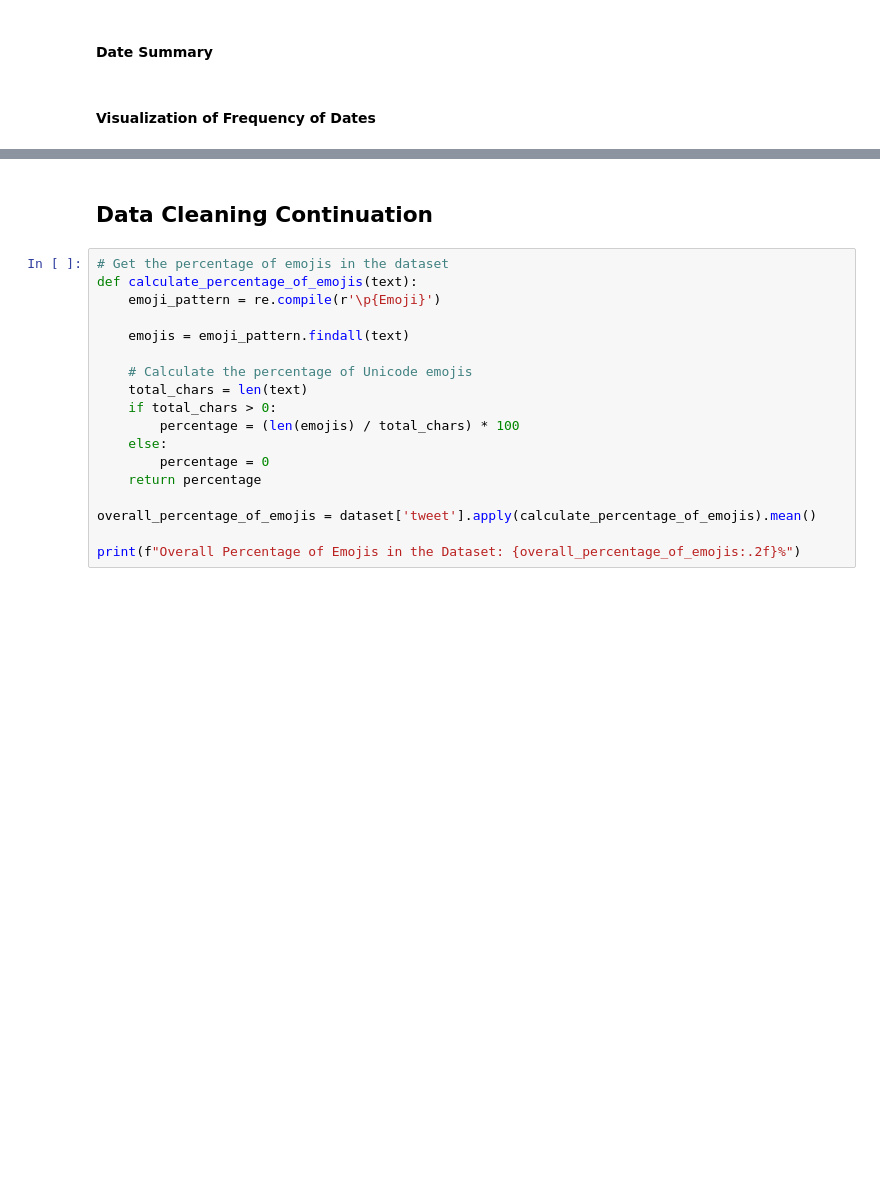
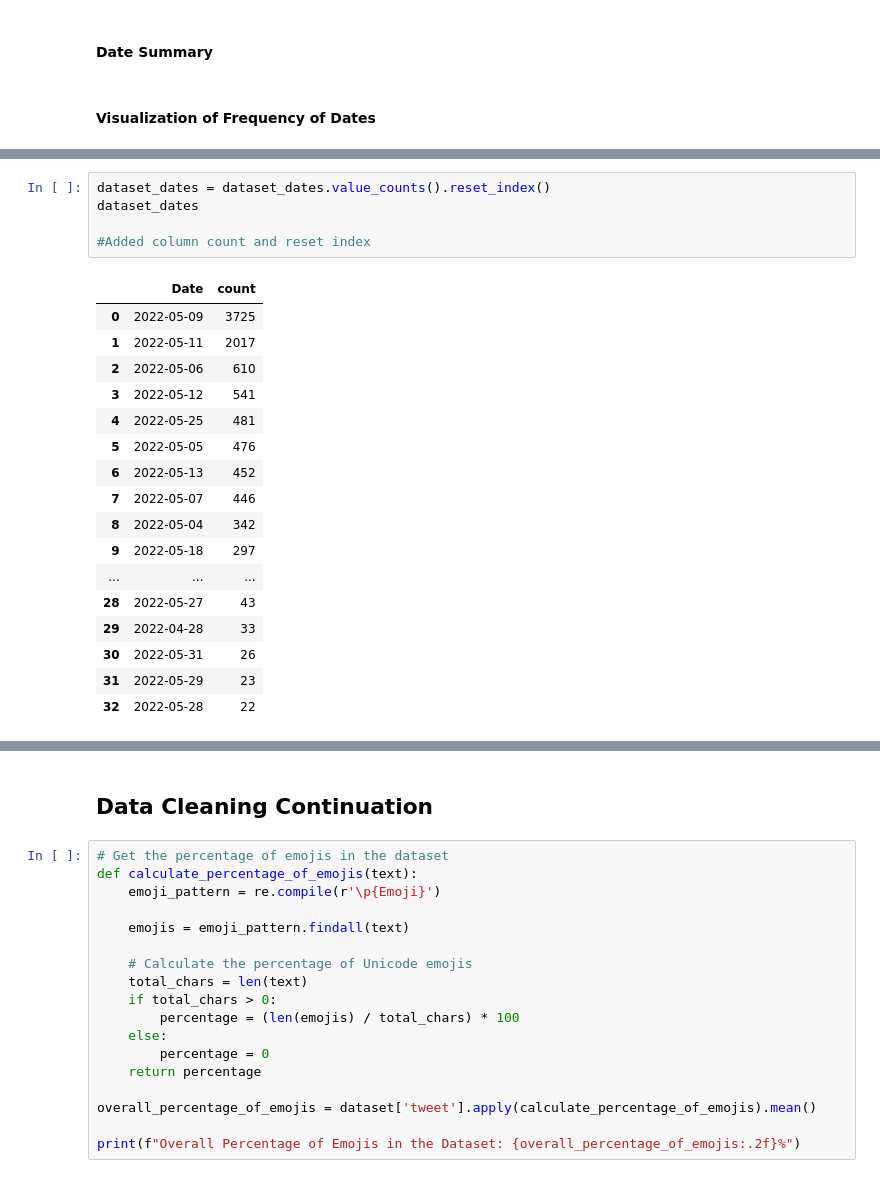
Before and after one commit to julscast/Thesis_2, a Jupyter notebook: Thesis_Overall.ipynb, the cells around one changed output, grey strips where cells are left out. Cells and saved outputs as stored; diff of their text form; blank space fills up the shorter version.

```diff
--- a/Thesis_Overall.ipynb
+++ b/Thesis_Overall.ipynb
@@ -359,0 +393,23 @@ dataset_dates = dataset
+# %%
+dataset_dates = dataset_dates.value_counts().reset_index()
+dataset_dates
+
+#Added column count and reset index
+# %% [output]
+|  | Date | count |
+| 0 | 2022-05-09 | 3725 |
+| 1 | 2022-05-11 | 2017 |
+| 2 | 2022-05-06 | 610 |
+| 3 | 2022-05-12 | 541 |
+| 4 | 2022-05-25 | 481 |
+| 5 | 2022-05-05 | 476 |
+| 6 | 2022-05-13 | 452 |
+| 7 | 2022-05-07 | 446 |
+| 8 | 2022-05-04 | 342 |
+| 9 | 2022-05-18 | 297 |
+| ... | ... | ... |
+| 28 | 2022-05-27 | 43 |
+| 29 | 2022-04-28 | 33 |
+| 30 | 2022-05-31 | 26 |
+| 31 | 2022-05-29 | 23 |
+| 32 | 2022-05-28 | 22 |
```
Also changed, not shown: parts of 43 cells of this notebook, 11 other files.
